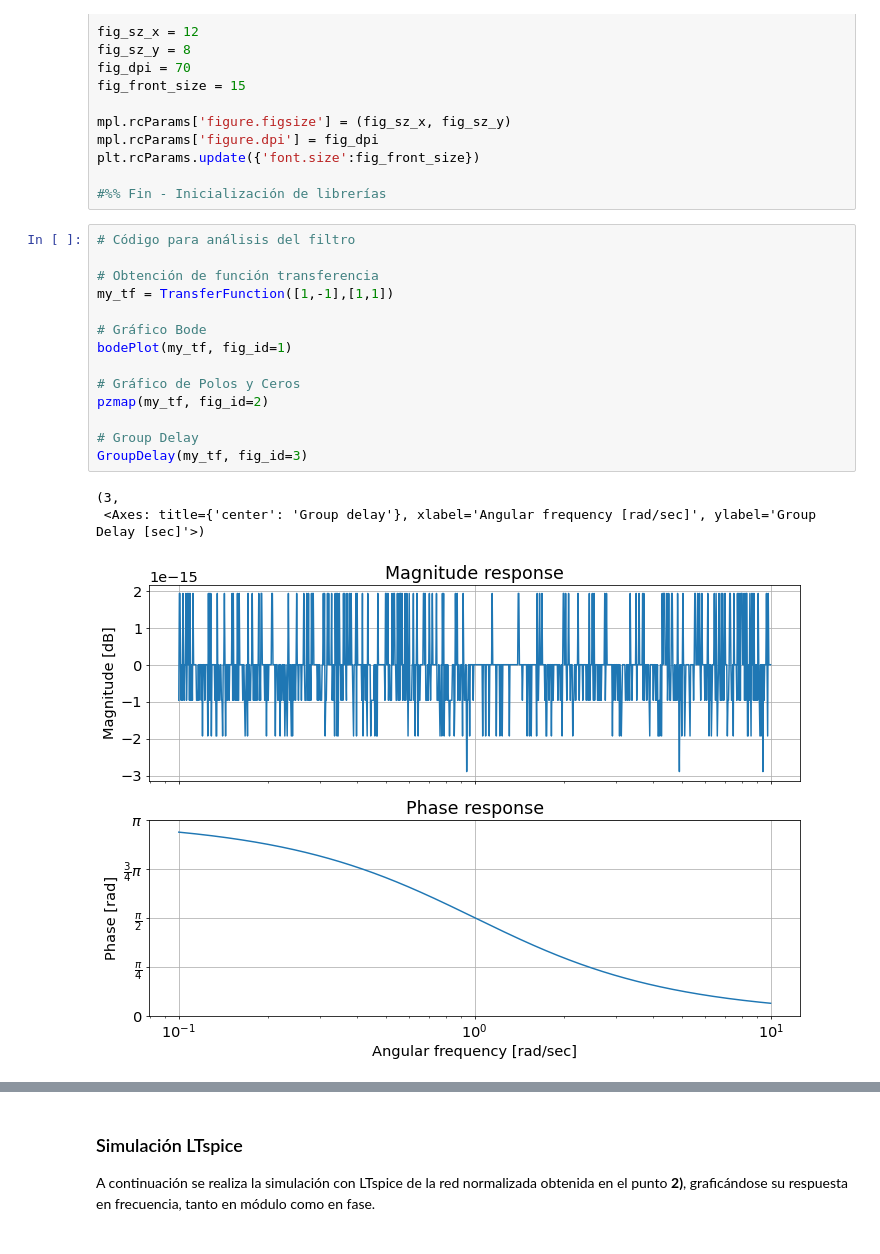
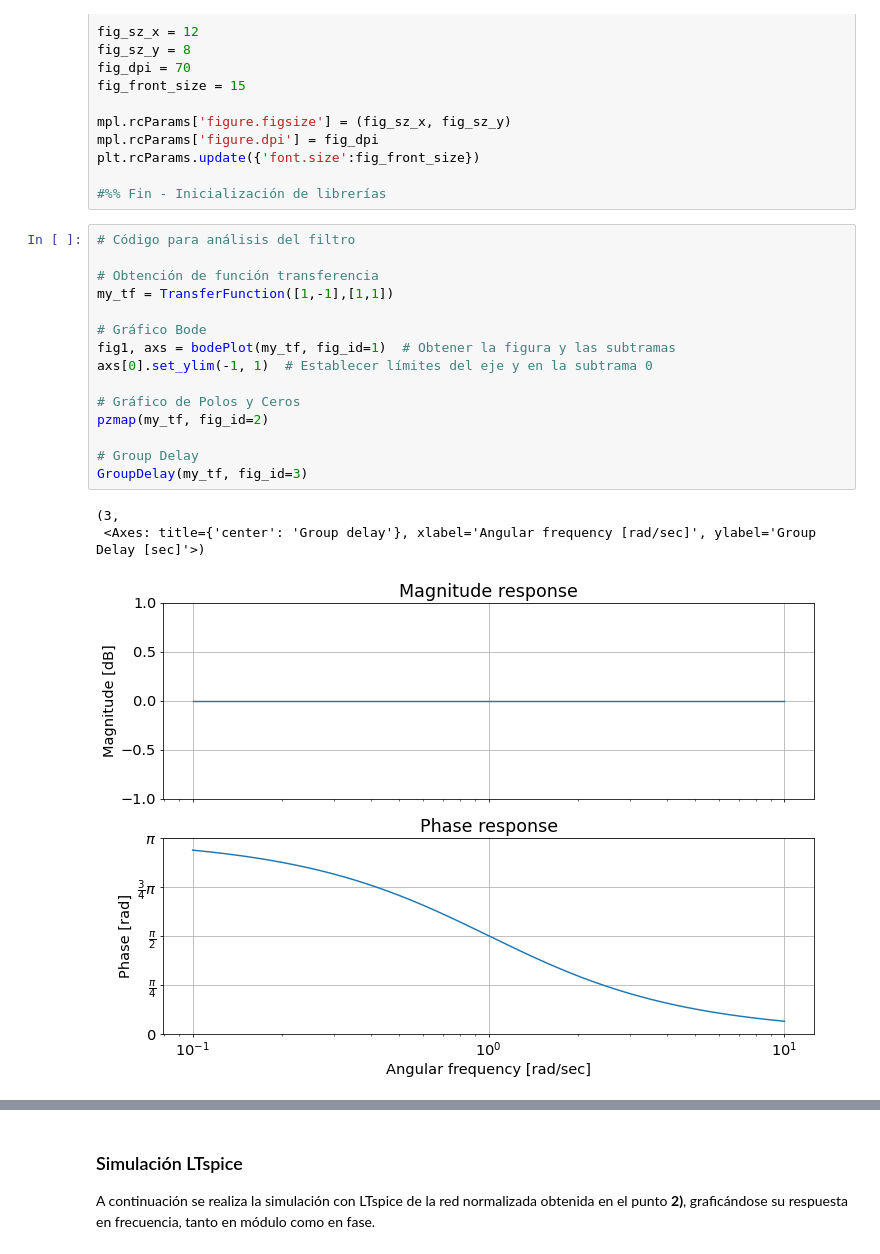
Before and after one commit to bithurburu0/TCII-R4001, a Jupyter notebook: TS1/TS1.ipynb, the cells around one changed output, grey strips where cells are left out. Drawn from its saved outputs; the diff is of its cells as text.

```diff
--- a/TS1/TS1.ipynb
+++ b/TS1/TS1.ipynb
@@ -55,21 +55,22 @@ plt.rcParams.update({'font.size':fig_front_size})
 # %%
 # Código para análisis del filtro
 
 # Obtención de función transferencia
 my_tf = TransferFunction([1,-1],[1,1])
 
 # Gráfico Bode
-bodePlot(my_tf, fig_id=1)
+fig1, axs = bodePlot(my_tf, fig_id=1)  # Obtener la figura y las subtramas
+axs[0].set_ylim(-1, 1)  # Establecer límites del eje y en la subtrama 0
 
 # Gráfico de Polos y Ceros
 pzmap(my_tf, fig_id=2)
 
 # Group Delay
 GroupDelay(my_tf, fig_id=3)
 # %% [output]
 (3,
  <Axes: title={'center': 'Group delay'}, xlabel='Angular frequency [rad/sec]', ylabel='Group Delay [sec]'>)
-[figure, old version]
+[figure, new version]
 [figure]
 [figure]
 # %% [markdown]
```
Also changed, not shown: 6 other files.
